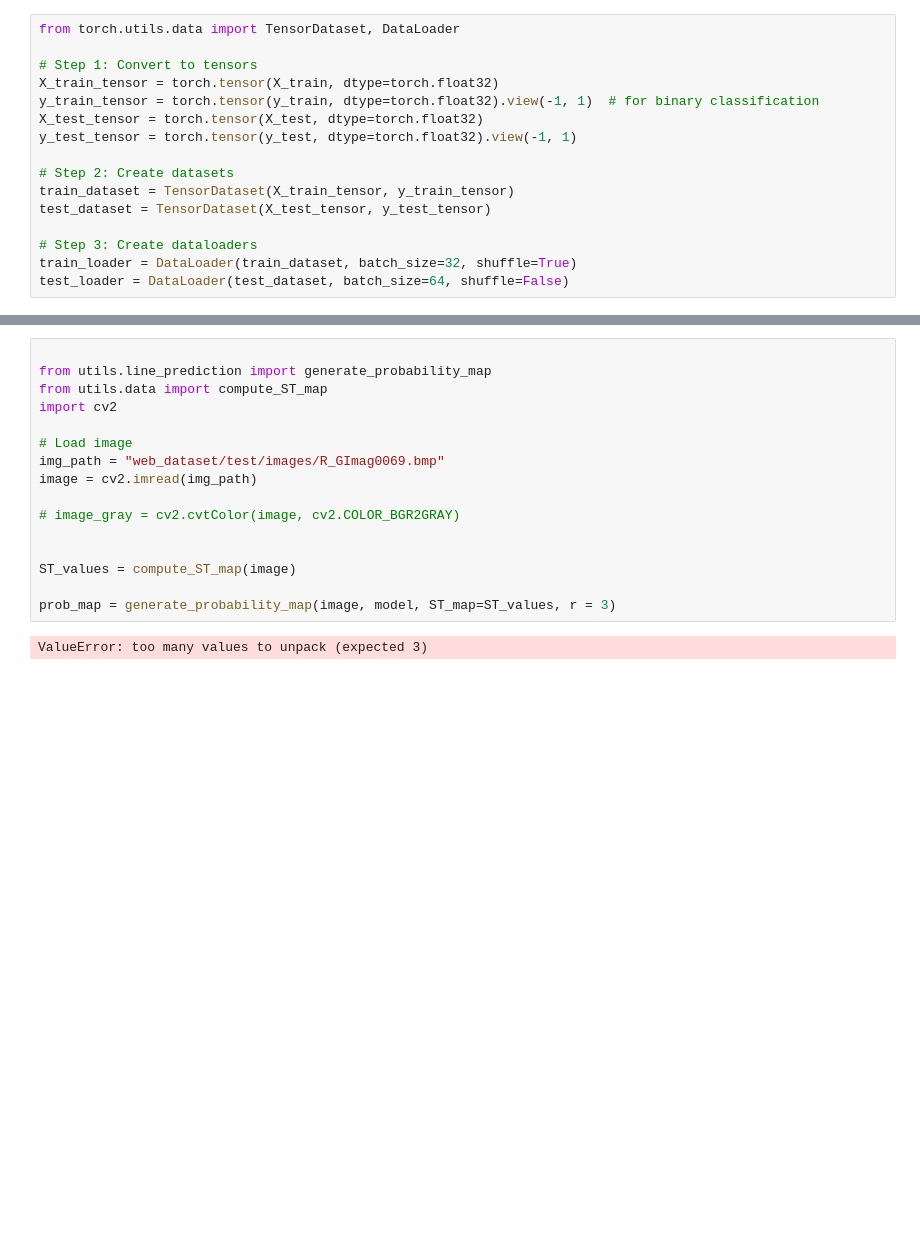
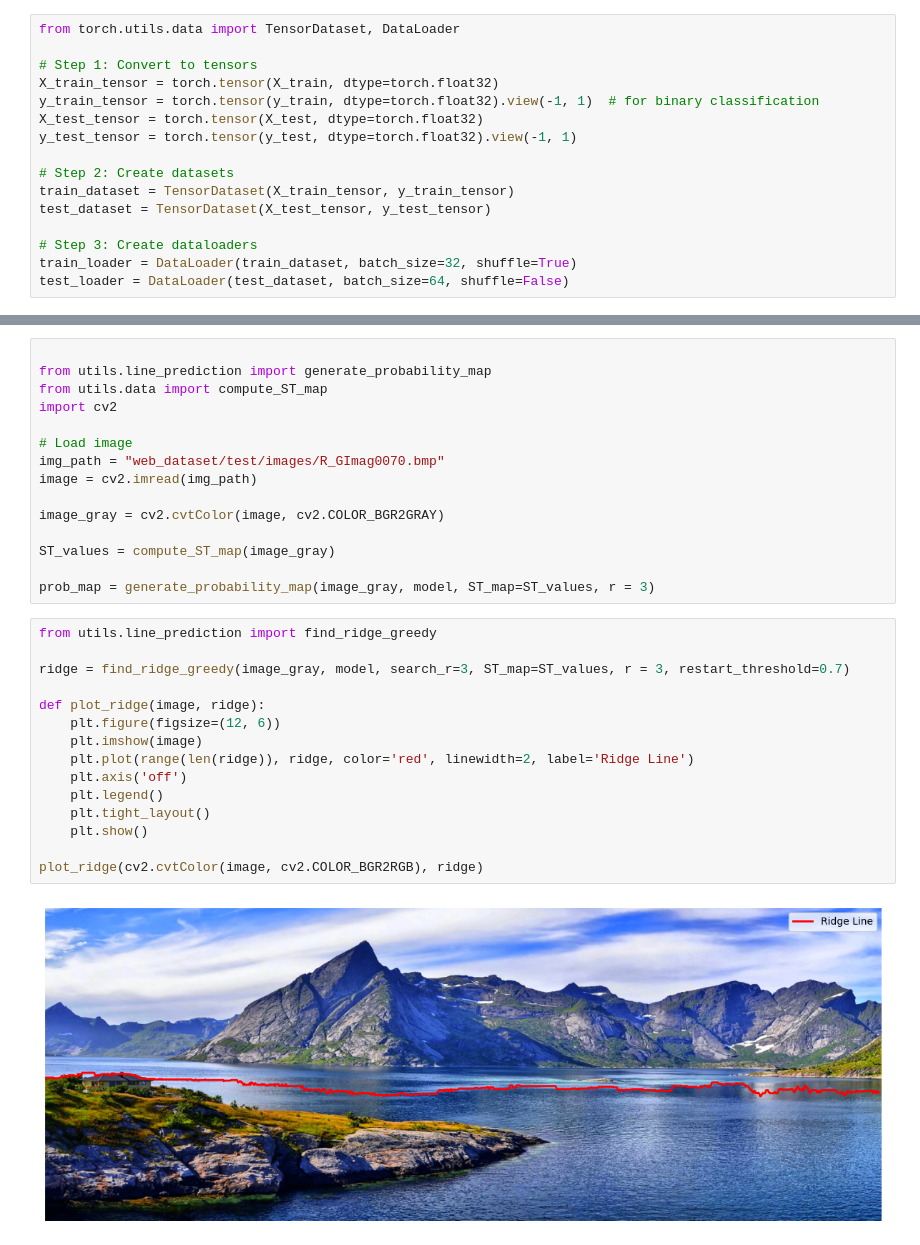
Before and after one commit to csci701s25/snowbowl-savant, a Jupyter notebook: EdgeDetection/final_tests.ipynb, the cells around one changed output, grey strips where cells are left out. Saved outputs shown, nothing was run; the diff lists cells and outputs as text; blank space fills up the shorter version.

```diff
--- a/EdgeDetection/final_tests.ipynb
+++ b/EdgeDetection/final_tests.ipynb
@@ -100,17 +101,31 @@ from utils.data import compute_ST_map
 import cv2
 
 # Load image
-img_path = "web_dataset/test/images/R_GImag0069.bmp"
+img_path = "web_dataset/test/images/R_GImag0070.bmp"
 image = cv2.imread(img_path)
 
-# image_gray = cv2.cvtColor(image, cv2.COLOR_BGR2GRAY)
+image_gray = cv2.cvtColor(image, cv2.COLOR_BGR2GRAY)
 
+ST_values = compute_ST_map(image_gray)
 
-ST_values = compute_ST_map(image)
-
-prob_map = generate_probability_map(image, model, ST_map=ST_values, r = 3)
+prob_map = generate_probability_map(image_gray, model, ST_map=ST_values, r = 3)
-# %% [output]
-ValueError: too many values to unpack (expected 3)
+# %%
+from utils.line_prediction import find_ridge_greedy
+
+ridge = find_ridge_greedy(image_gray, model, search_r=3, ST_map=ST_values, r = 3, restart_threshold=0.7)
+
+def plot_ridge(image, ridge):
+    plt.figure(figsize=(12, 6))
+    plt.imshow(image)
+    plt.plot(range(len(ridge)), ridge, color='red', linewidth=2, label='Ridge Line')
+    plt.axis('off')
+    plt.legend()
+    plt.tight_layout()
+    plt.show()
+
+plot_ridge(cv2.cvtColor(image, cv2.COLOR_BGR2RGB), ridge)
+# %% [output]
+[figure, added]
 # %%
 import matplotlib.pyplot as plt
 
```
Also changed, not shown: parts of 14 cells of this notebook, 7 other files.
